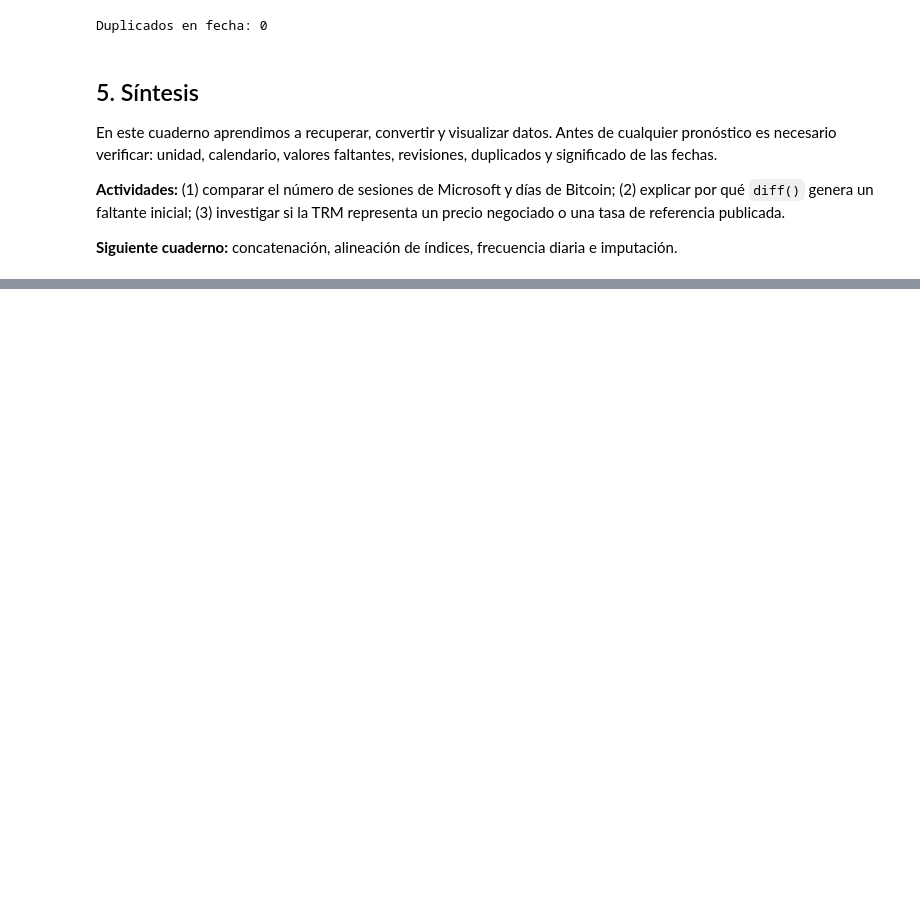
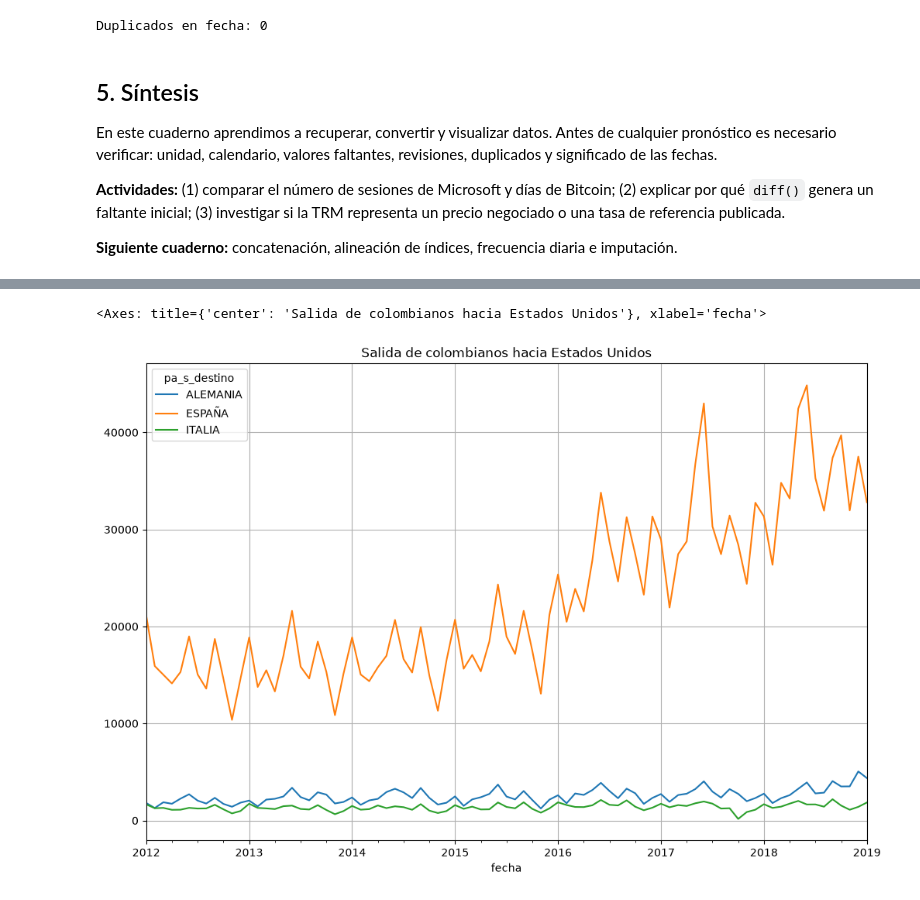
Before and after one commit to robertohincapie/Curso_TAAE, a Jupyter notebook: Unidad 4/Series de tiempo 0 - introduccion.ipynb, the cells around one changed output, grey strips where cells are left out. Drawn from its saved outputs; the diff is of its cells as text; code cells hidden in the pictures; blank space fills up the shorter version.

```diff
--- a/Unidad 4/Series de tiempo 0 - introduccion.ipynb
+++ b/Unidad 4/Series de tiempo 0 - introduccion.ipynb
@@ -165,3 +208,13 @@ En este cuaderno aprendimos a recuperar, convertir y visualizar datos. Antes de
 **Actividades:** (1) comparar el número de sesiones de Microsoft y días de Bitcoin; (2) explicar por qué `diff()` genera un faltante inicial; (3) investigar si la TRM representa un precio negociado o una tasa de referencia publicada.
 
 **Siguiente cuaderno:** concatenación, alineación de índices, frecuencia diaria e imputación.
+# %%
+# Base de datos de salida de colombianos hacia el exterior, mensual y por pais
+import pandas as pd
+from sodapy import Socrata
+
+client = Socrata("www.datos.gov.co", None)
+results = client.get("efw5-jiej", limit=94000)
+
+results_df = pd.DataFrame.from_records(results)
+results_df
@@ -167,0 +236,15 @@ En este cuaderno aprendimos a recuperar, convertir y visualizar datos. Antes de
+# %%
+df=results_df.copy()
+df['mes']=df['mes'].map({'Enero': 1, 'Febrero': 2, 'Marzo': 3, 'Abril': 4, 'Mayo': 5, 'Junio': 6, 'Julio': 7, 'Agosto': 8, 'Septiembre': 9, 'Octubre': 10, 'Noviembre': 11, 'Diciembre': 12})
+df['dia']=1
+df['fecha'] = pd.to_datetime(
+    df.rename(columns={'a_o': 'year', 'mes': 'month', 'dia': 'day'})[
+        ['year', 'month', 'day']
+    ]
+)
+df.set_index('fecha', inplace=True)
+df=df[['pa_s_destino','femenino','masculino','total']]
+df['total']=pd.to_numeric(df['total'], errors='coerce')
+df['pa_s_destino']=df['pa_s_destino'].str.upper()
+df2=pd.pivot_table(df, index=df.index, columns='pa_s_destino', values='total', aggfunc='sum').fillna(0)
+df2
@@ -167,0 +286,7 @@ En este cuaderno aprendimos a recuperar, convertir y visualizar datos. Antes de
+# %%
+plt.rcParams["figure.figsize"] = (12, 8)
+plt.rcParams["axes.grid"] = True
+df2[[ 'ALEMANIA','ESPAÑA','ITALIA']].loc[:"2019-01-01"].plot(title="Salida de colombianos hacia Estados Unidos")
+# %% [output]
+<Axes: title={'center': 'Salida de colombianos hacia Estados Unidos'}, xlabel='fecha'>
+[figure, added]
```
Also changed, not shown: parts of 11 cells of this notebook.
